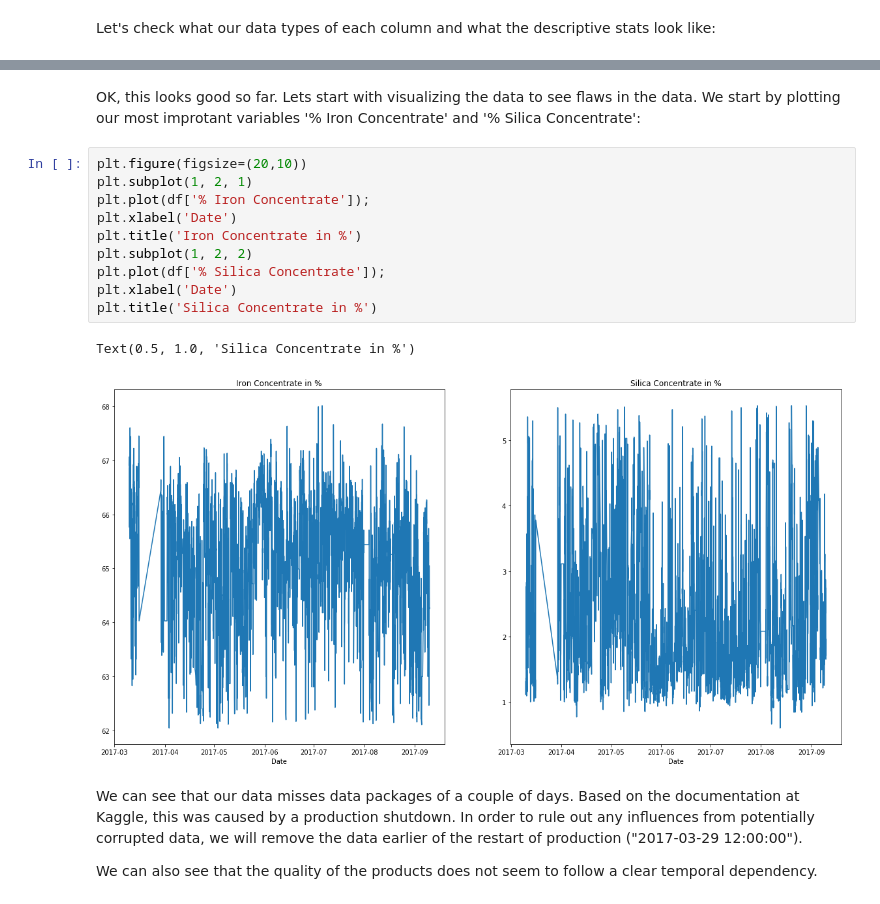
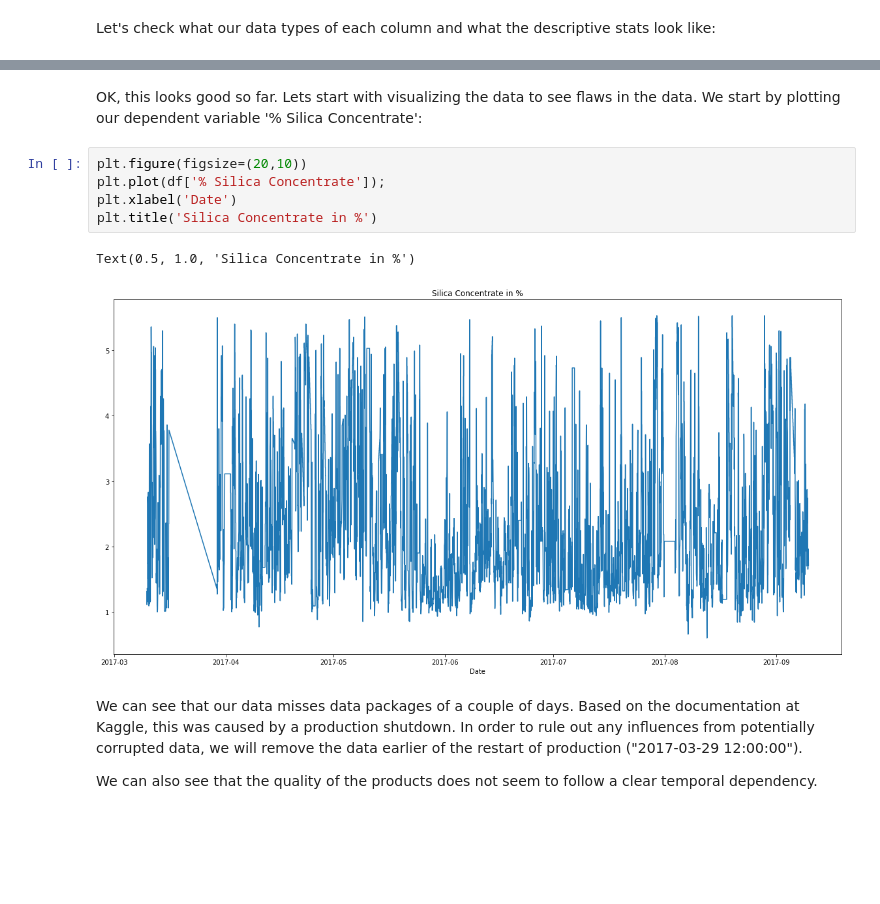
Before and after one commit to ca-schumacher/pred_Float, a Jupyter notebook: data_analysis.ipynb, the cells around one changed output, grey strips where cells are left out. Cells and saved outputs as stored; diff of their text form; blank space fills up the shorter version.

```diff
--- a/data_analysis.ipynb
+++ b/data_analysis.ipynb
@@ -163,18 +146,13 @@ df_merge.describe()
 # %% [markdown]
-OK, this looks good so far. Lets start with visualizing the data to see flaws in the data. We start by plotting our most improtant variables '% Iron Concentrate' and '% Silica Concentrate':
+OK, this looks good so far. Lets start with visualizing the data to see flaws in the data. We start by plotting our dependent variable '% Silica Concentrate':
 # %%
 plt.figure(figsize=(20,10))
-plt.subplot(1, 2, 1)
-plt.plot(df['% Iron Concentrate']);
-plt.xlabel('Date')
-plt.title('Iron Concentrate in %')
-plt.subplot(1, 2, 2)
 plt.plot(df['% Silica Concentrate']);
 plt.xlabel('Date')
 plt.title('Silica Concentrate in %')
 # %% [output]
 Text(0.5, 1.0, 'Silica Concentrate in %')
-[figure, old version]
+[figure, new version]
 # %% [markdown]
 We can see that our data misses data packages of a couple of days. Based on the documentation at Kaggle, this was caused by a production shutdown. In order to rule out any influences from potentially corrupted data, we will remove the data earlier of the restart of production ("2017-03-29 12:00:00").
 
```
Also changed, not shown: parts of 17 cells of this notebook, 1 other file.
